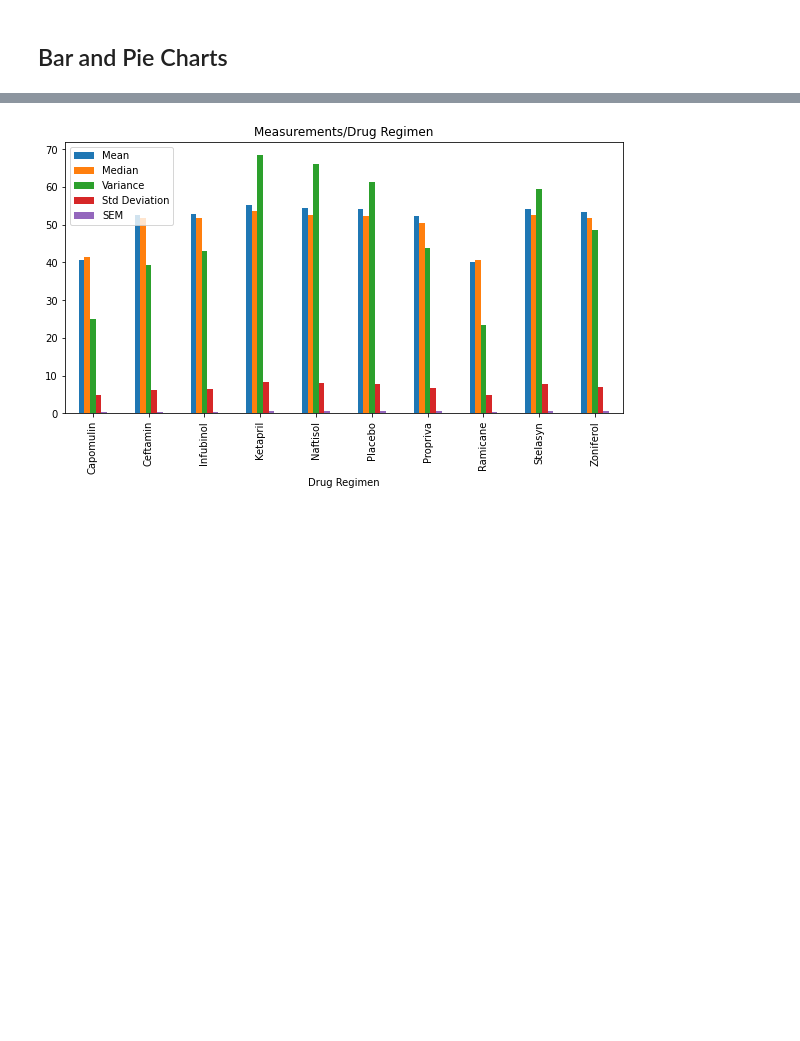
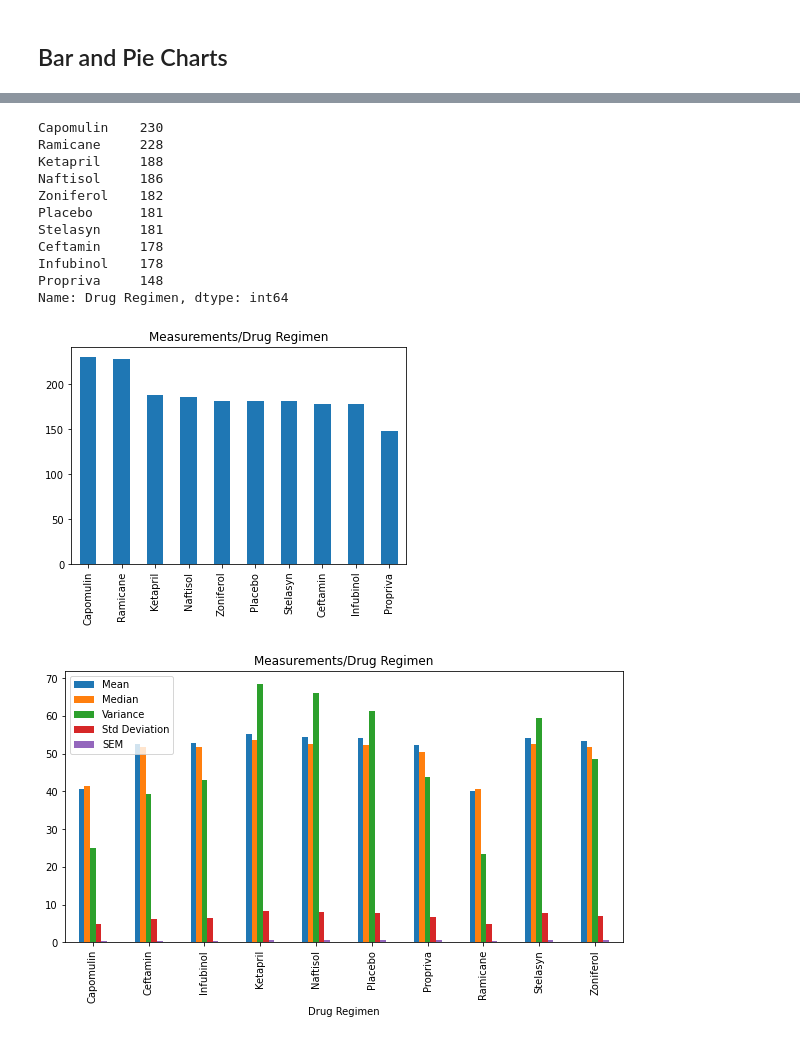
Before and after one commit to g8r1fl/matplotlib-challege, a Jupyter notebook: Pymaceuticals/pymaceuticals_starter.ipynb, the cells around one changed output, grey strips where cells are left out. Saved outputs shown, nothing was run; the diff lists cells and outputs as text; code cells hidden in the pictures; blank space fills up the shorter version.

```diff
--- a/Pymaceuticals/pymaceuticals_starter.ipynb
+++ b/Pymaceuticals/pymaceuticals_starter.ipynb
@@ -197,2 +186,22 @@ Index(['Mean', 'Median', 'Variance', 'Std Deviation', 'SEM'], dtype='object')
+# %%
+# this is what should be ploted
+count = cleaned_mice_df['Drug Regimen'].value_counts()
+
+count.plot(kind='bar', title='Measurements/Drug Regimen')
+
+count
+# %% [output]
+Capomulin    230
+Ramicane     228
+Ketapril     188
+Naftisol     186
+Zoniferol    182
+Placebo      181
+Stelasyn     181
+Ceftamin     178
+Infubinol    178
+Propriva     148
+Name: Drug Regimen, dtype: int64
+[figure, added]
 # %%
 # Generate a bar plot showing the total number of measurements taken on each drug regimen using pandas.
```
Also changed, not shown: parts of 12 cells of this notebook.
